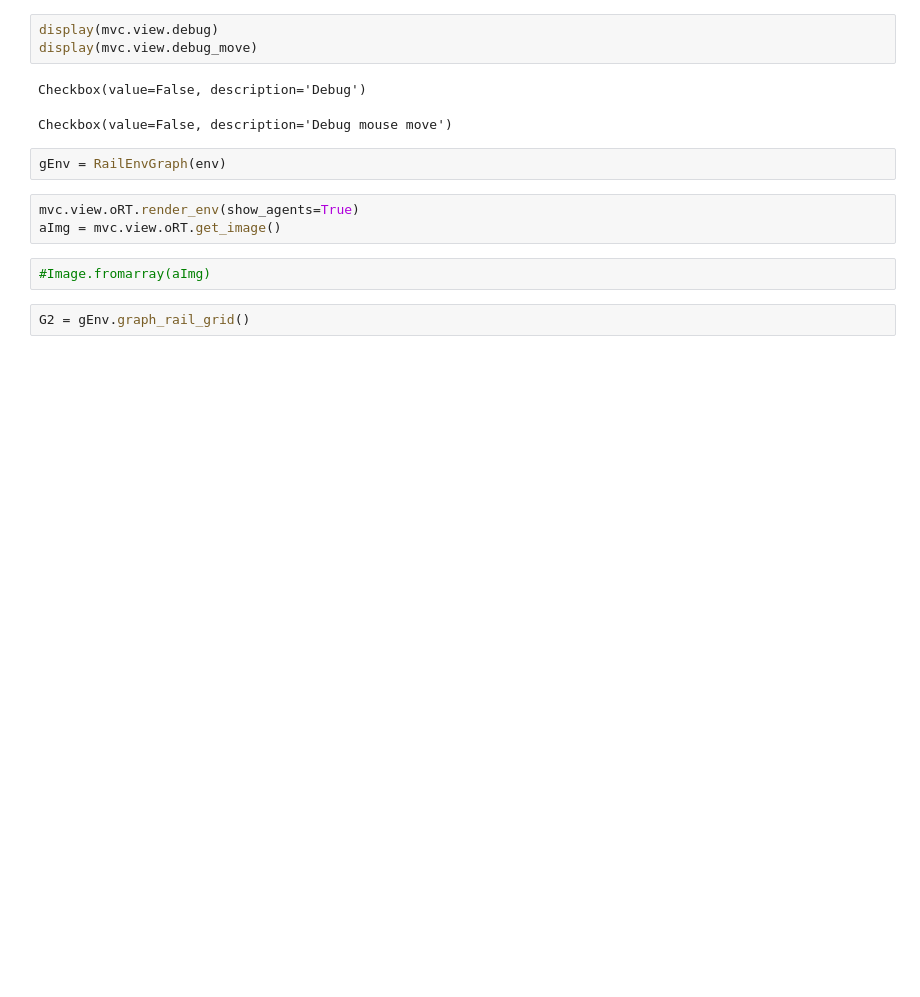
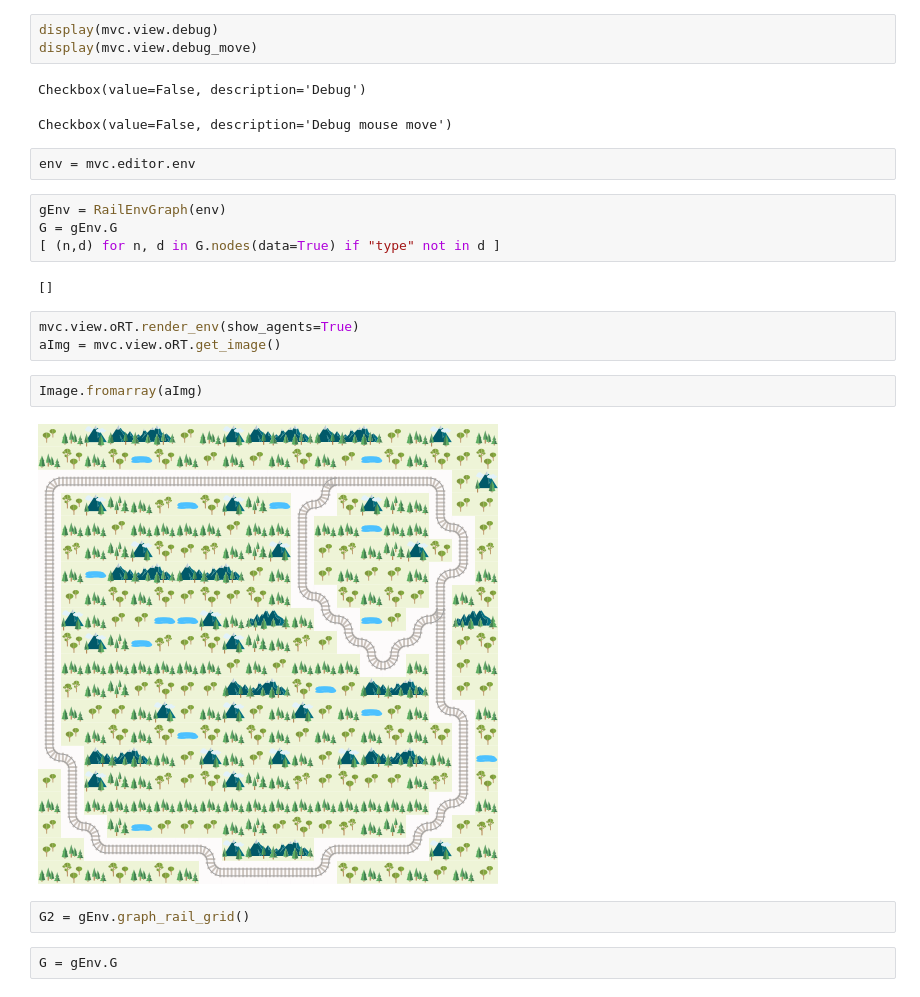
Before and after one commit to nobodyczcz/flatland2020, a Jupyter notebook: notebooks/Graph_Editor.ipynb, the cells around one changed output. Cells and saved outputs as stored; diff of their text form; blank space fills up the shorter version.

```diff
--- a/notebooks/Graph_Editor.ipynb
+++ b/notebooks/Graph_Editor.ipynb
@@ -65,12 +66,22 @@ display(mvc.view.debug_move)
 # %% [output]
 Checkbox(value=False, description='Debug')
 Checkbox(value=False, description='Debug mouse move')
-# %%
-gEnv = RailEnvGraph(env)
+# %%
+env = mvc.editor.env
+# %%
+gEnv = RailEnvGraph(env)
+G = gEnv.G
+[ (n,d) for n, d in G.nodes(data=True) if "type" not in d ]
+# %% [output]
+[]
 # %%
 mvc.view.oRT.render_env(show_agents=True)
 aImg = mvc.view.oRT.get_image()
 # %%
-#Image.fromarray(aImg)
+Image.fromarray(aImg)
+# %% [output]
+[figure, added]
 # %%
 G2 = gEnv.graph_rail_grid()
+# %%
+G = gEnv.G
```
Also changed, not shown: parts of 9 cells of this notebook.
